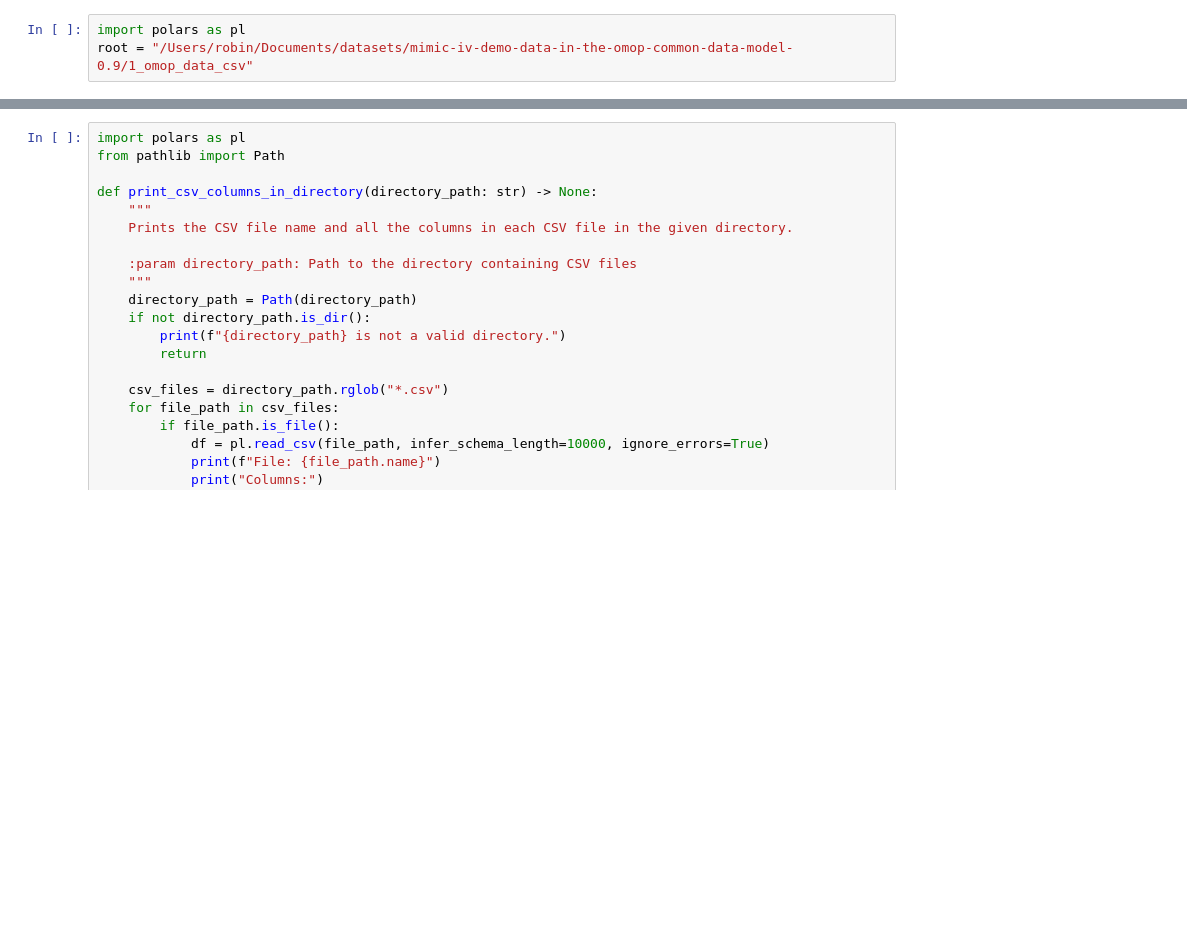
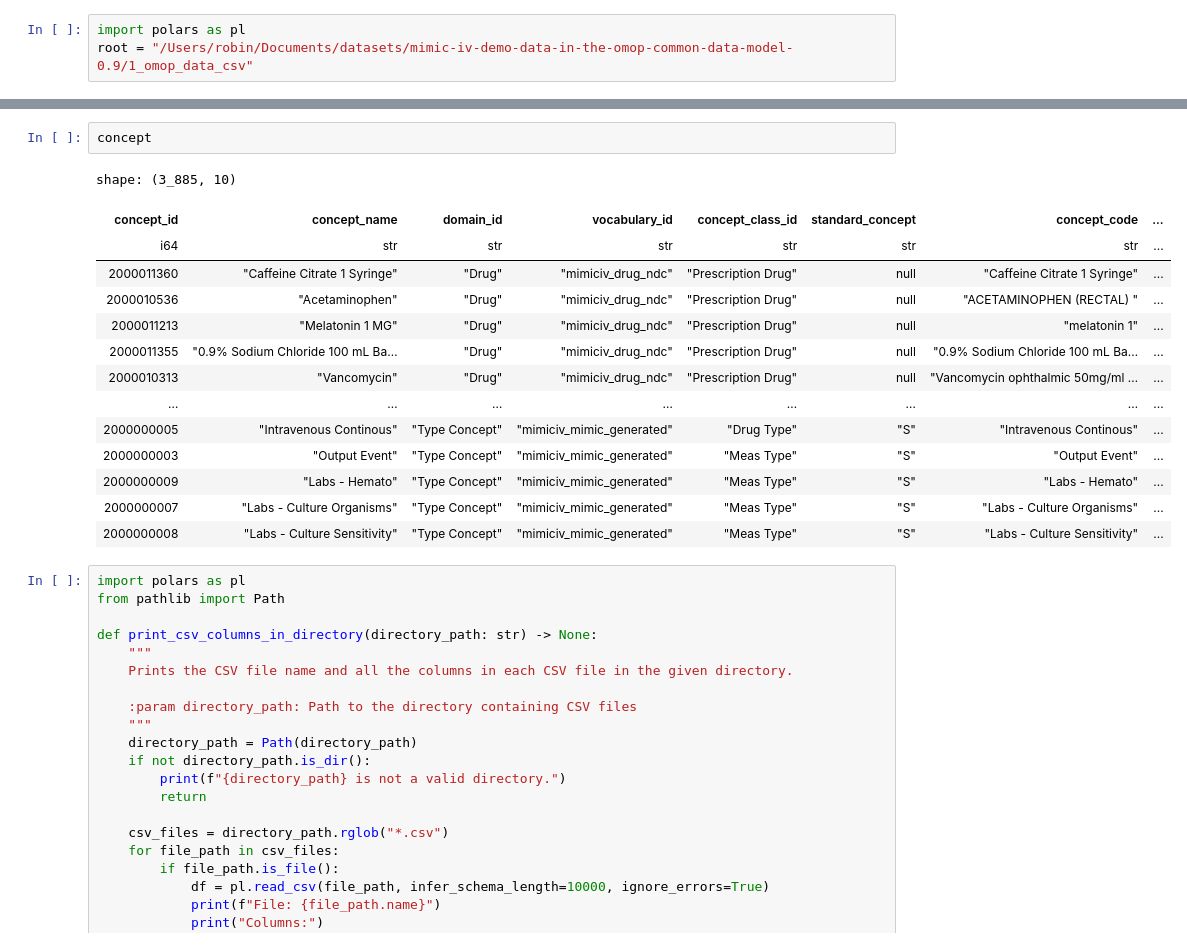
Before and after one commit to rvandewater/OMOP_MEDS, a Jupyter notebook: data_exploration.ipynb, the cells around one changed output, grey strips where cells are left out. Drawn from its saved outputs; the diff is of its cells as text; blank space fills up the shorter version.

```diff
--- a/data_exploration.ipynb
+++ b/data_exploration.ipynb
@@ -21,3 +76,20 @@ shape: (100, 18)
+# %%
+concept
+# %% [output]
+shape: (3_885, 10)
+| concept_id | concept_name | domain_id | vocabulary_id | concept_class_id | standard_concept | concept_code | ... |
+| i64 | str | str | str | str | str | str | ... |
+| 2000011360 | "Caffeine Citrate 1 Syringe" | "Drug" | "mimiciv_drug_ndc" | "Prescription Drug" | null | "Caffeine Citrate 1 Syringe" | ... |
+| 2000010536 | "Acetaminophen" | "Drug" | "mimiciv_drug_ndc" | "Prescription Drug" | null | "ACETAMINOPHEN (RECTAL) " | ... |
+| 2000011213 | "Melatonin 1 MG" | "Drug" | "mimiciv_drug_ndc" | "Prescription Drug" | null | "melatonin 1" | ... |
+| 2000011355 | "0.9% Sodium Chloride 100 mL Ba… | "Drug" | "mimiciv_drug_ndc" | "Prescription Drug" | null | "0.9% Sodium Chloride 100 mL Ba… | ... |
+| 2000010313 | "Vancomycin" | "Drug" | "mimiciv_drug_ndc" | "Prescription Drug" | null | "Vancomycin ophthalmic 50mg/ml … | ... |
+| … | … | … | … | … | … | … | ... |
+| 2000000005 | "Intravenous Continous" | "Type Concept" | "mimiciv_mimic_generated" | "Drug Type" | "S" | "Intravenous Continous" | ... |
+| 2000000003 | "Output Event" | "Type Concept" | "mimiciv_mimic_generated" | "Meas Type" | "S" | "Output Event" | ... |
+| 2000000009 | "Labs - Hemato" | "Type Concept" | "mimiciv_mimic_generated" | "Meas Type" | "S" | "Labs - Hemato" | ... |
+| 2000000007 | "Labs - Culture Organisms" | "Type Concept" | "mimiciv_mimic_generated" | "Meas Type" | "S" | "Labs - Culture Organisms" | ... |
+| 2000000008 | "Labs - Culture Sensitivity" | "Type Concept" | "mimiciv_mimic_generated" | "Meas Type" | "S" | "Labs - Culture Sensitivity" | ... |
 # %%
 import polars as pl
 from pathlib import Path
```
Also changed, not shown: parts of 7 cells of this notebook, 4 other files.
